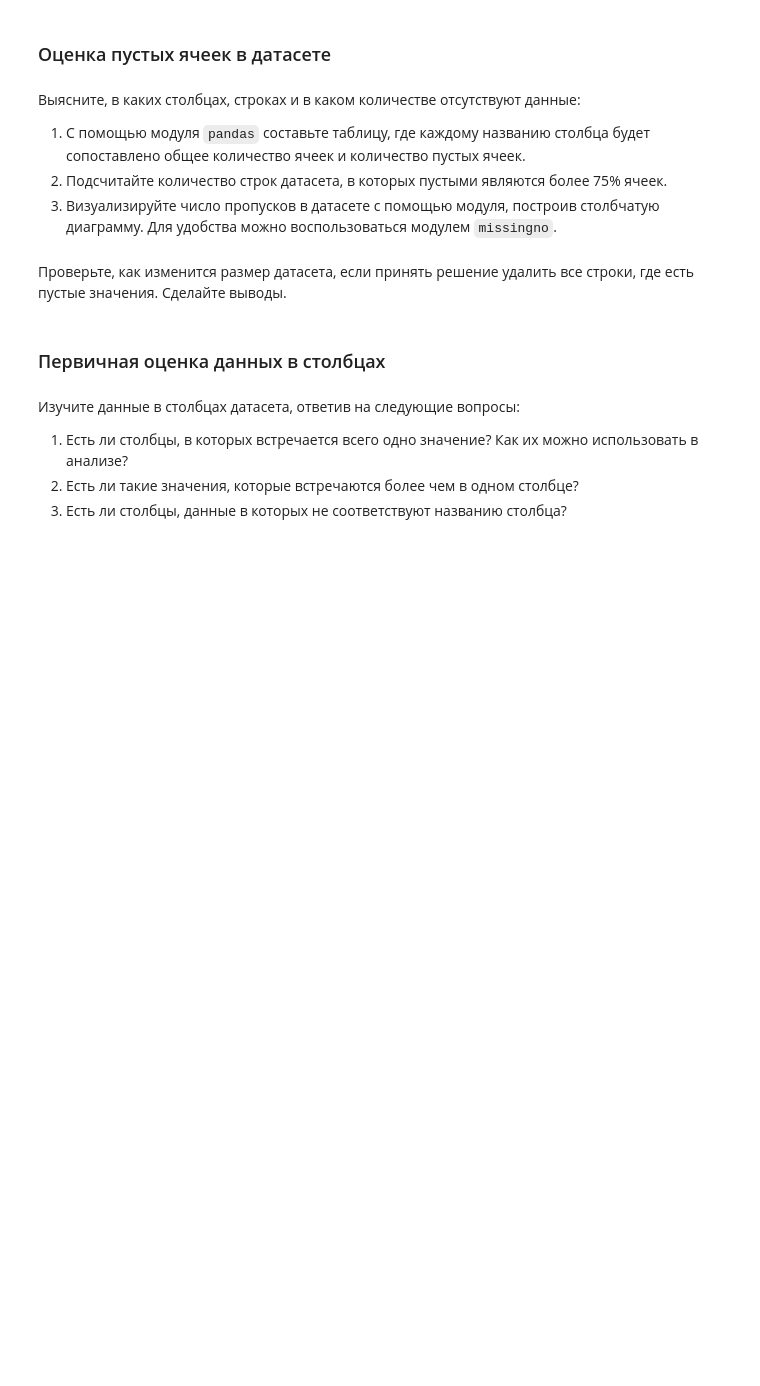
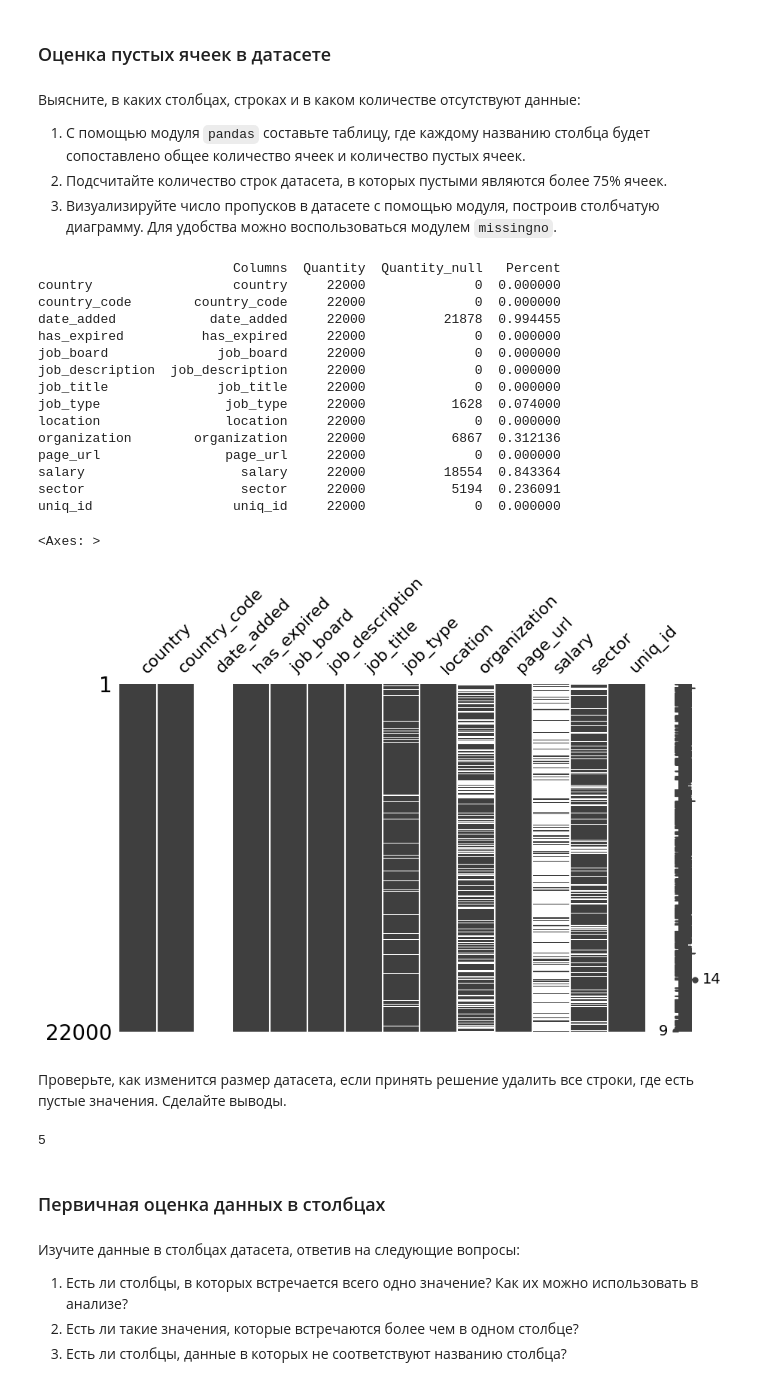
Before and after one commit to Sap-Artem/visualization_lab3, a Jupyter notebook: lab3.ipynb, the cells around one changed output. Drawn from its saved outputs; the diff is of its cells as text; code cells hidden in the pictures; blank space fills up the shorter version.

```diff
--- a/lab3.ipynb
+++ b/lab3.ipynb
@@ -132,2 +130,24 @@ dtype: int64
+# %%
+data_null = pd.DataFrame({'Columns': data.columns, 'Quantity': len(data), 'Quantity_null': data.isna().sum(), 'Percent': data.isna().sum()/len(data)})
+print(data_null)
+msno.matrix(data, figsize=(10, 6), color=(0.25, 0.25, 0.25))
+# %% [output]
+                         Columns  Quantity  Quantity_null   Percent
+country                  country     22000              0  0.000000
+country_code        country_code     22000              0  0.000000
+date_added            date_added     22000          21878  0.994455
+has_expired          has_expired     22000              0  0.000000
+job_board              job_board     22000              0  0.000000
+job_description  job_description     22000              0  0.000000
+job_title              job_title     22000              0  0.000000
+job_type                job_type     22000           1628  0.074000
+location                location     22000              0  0.000000
+organization        organization     22000           6867  0.312136
+page_url                page_url     22000              0  0.000000
+salary                    salary     22000          18554  0.843364
+sector                    sector     22000           5194  0.236091
+uniq_id                  uniq_id     22000              0  0.000000
+<Axes: >
+[figure, added]
 # %% [markdown]
 Проверьте, как изменится размер датасета, если принять решение удалить все строки, где есть пустые значения. Сделайте выводы.
@@ -136,3 +154,8 @@ dtype: int64
+# %%
+clear_data = data.dropna()
+len(clear_data)
+# %% [output]
+5
 # %% [markdown]
 ### Первичная оценка данных в столбцах
 # %% [markdown]
```
Also changed, not shown: parts of 8 cells of this notebook.
